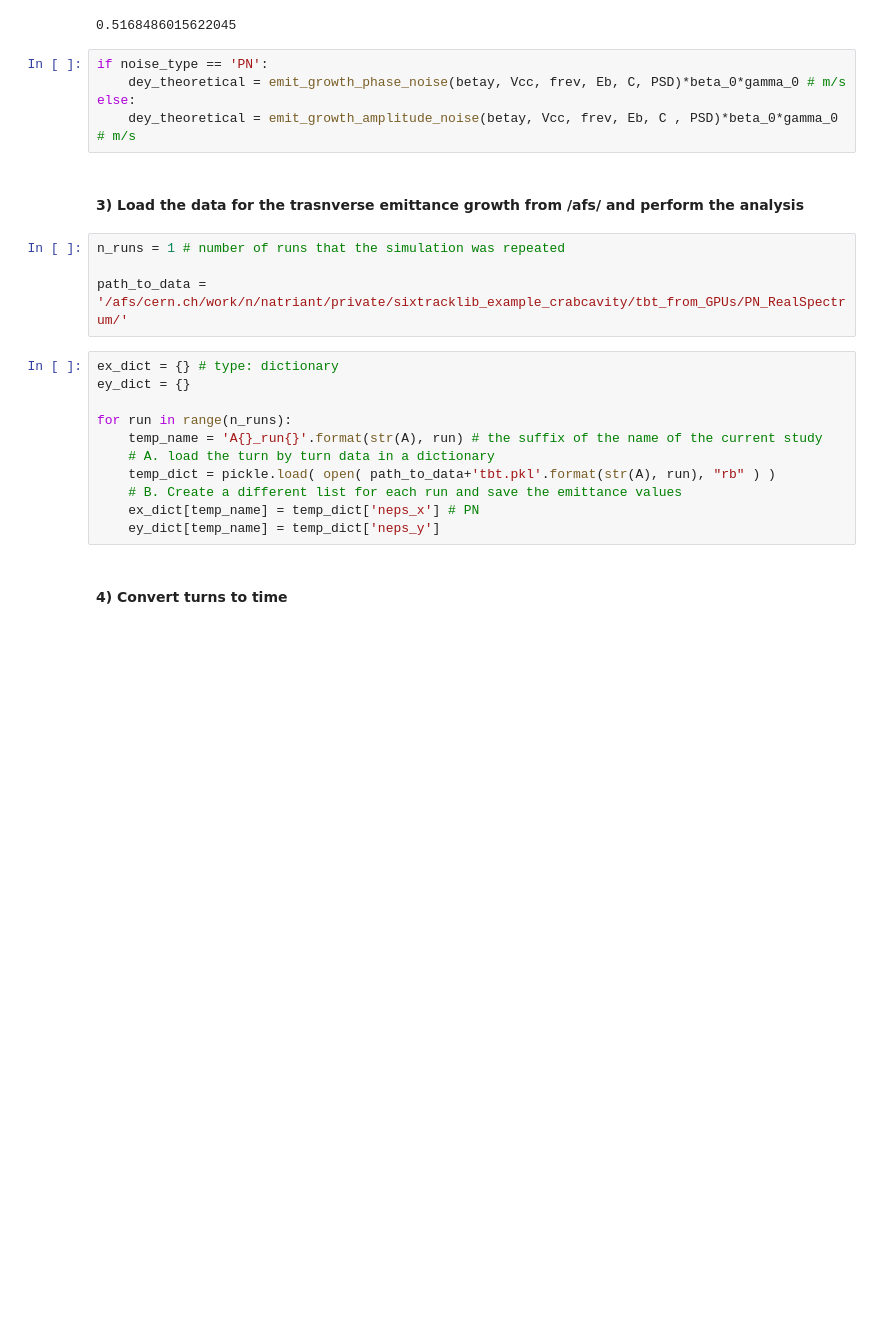
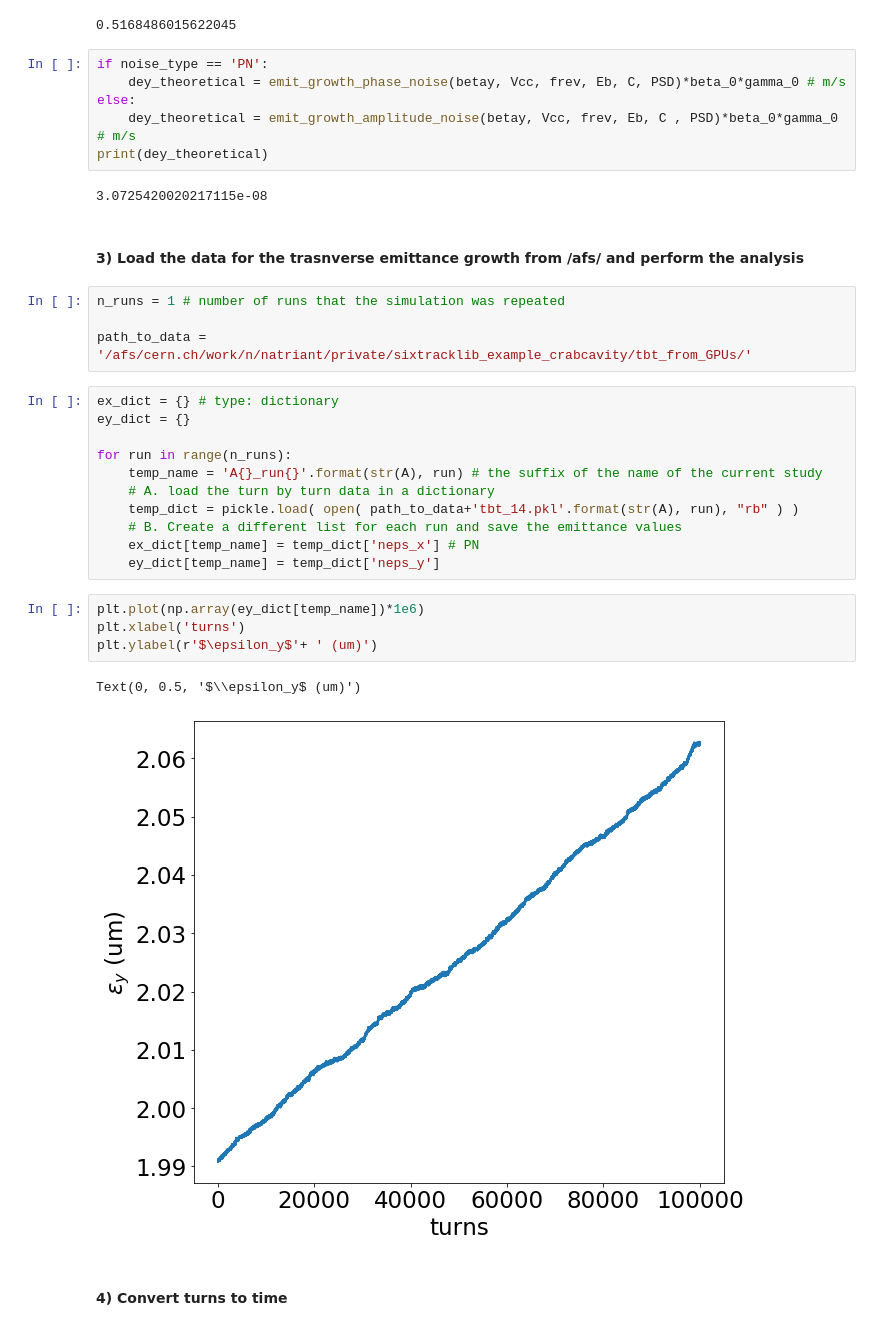
Before and after one commit to natriant/emittance_growth_CC_RFnoise_sixtracklib, a Jupyter notebook: emittance_growth_white_noise/emittance_growth_analysis_for_1study_Method1.ipynb, the cells around one changed output. Drawn from its saved outputs; the diff is of its cells as text; blank space fills up the shorter version.

```diff
--- a/emittance_growth_white_noise/emittance_growth_analysis_for_1study_Method1.ipynb
+++ b/emittance_growth_white_noise/emittance_growth_analysis_for_1study_Method1.ipynb
@@ -69,12 +70,15 @@ if noise_type == 'PN':
     dey_theoretical = emit_growth_phase_noise(betay, Vcc, frev, Eb, C, PSD)*beta_0*gamma_0 # m/s
 else:
     dey_theoretical = emit_growth_amplitude_noise(betay, Vcc, frev, Eb, C , PSD)*beta_0*gamma_0 # m/s
+print(dey_theoretical)
+# %% [output]
+3.0725420020217115e-08
 # %% [markdown]
 #### 3) Load the data for the trasnverse emittance growth from /afs/ and perform the analysis
 # %%
 n_runs = 1 # number of runs that the simulation was repeated
 
-path_to_data = '/afs/cern.ch/work/n/natriant/private/sixtracklib_example_crabcavity/tbt_from_GPUs/PN_RealSpectrum/'
+path_to_data = '/afs/cern.ch/work/n/natriant/private/sixtracklib_example_crabcavity/tbt_from_GPUs/'
 # %%
 ex_dict = {} # type: dictionary
 ey_dict = {}
@@ -82,10 +86,17 @@ ey_dict = {}
 for run in range(n_runs):
     temp_name = 'A{}_run{}'.format(str(A), run) # the suffix of the name of the current study
     # A. load the turn by turn data in a dictionary
-    temp_dict = pickle.load( open( path_to_data+'tbt.pkl'.format(str(A), run), "rb" ) )
+    temp_dict = pickle.load( open( path_to_data+'tbt_14.pkl'.format(str(A), run), "rb" ) )
     # B. Create a different list for each run and save the emittance values
     ex_dict[temp_name] = temp_dict['neps_x'] # PΝ
     ey_dict[temp_name] = temp_dict['neps_y']
+# %%
+plt.plot(np.array(ey_dict[temp_name])*1e6)
+plt.xlabel('turns')
+plt.ylabel(r'$\epsilon_y$'+ ' (um)')
+# %% [output]
+Text(0, 0.5, '$\\epsilon_y$ (um)')
+[figure, added]
 # %% [markdown]
 #### 4) Convert turns to time
 # %%
```
Also changed, not shown: parts of 7 cells of this notebook, 6 other files.
